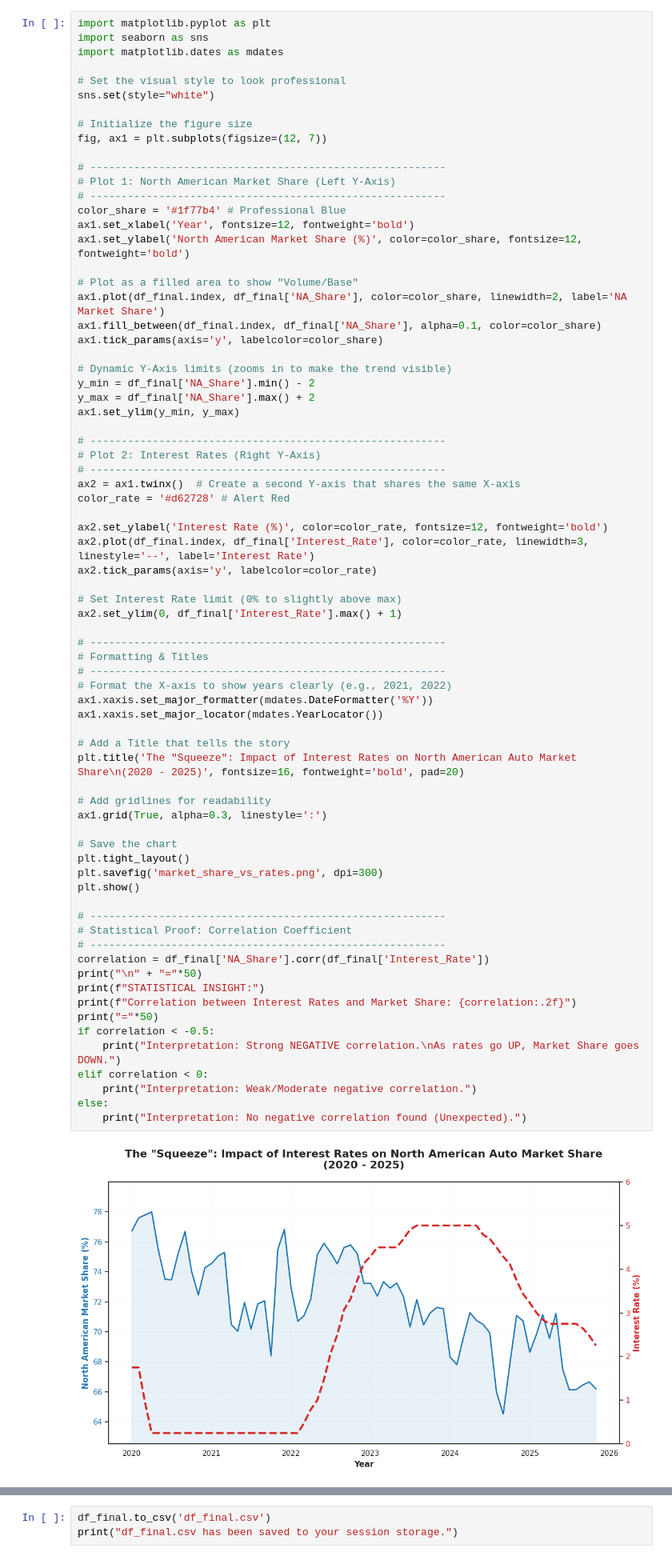
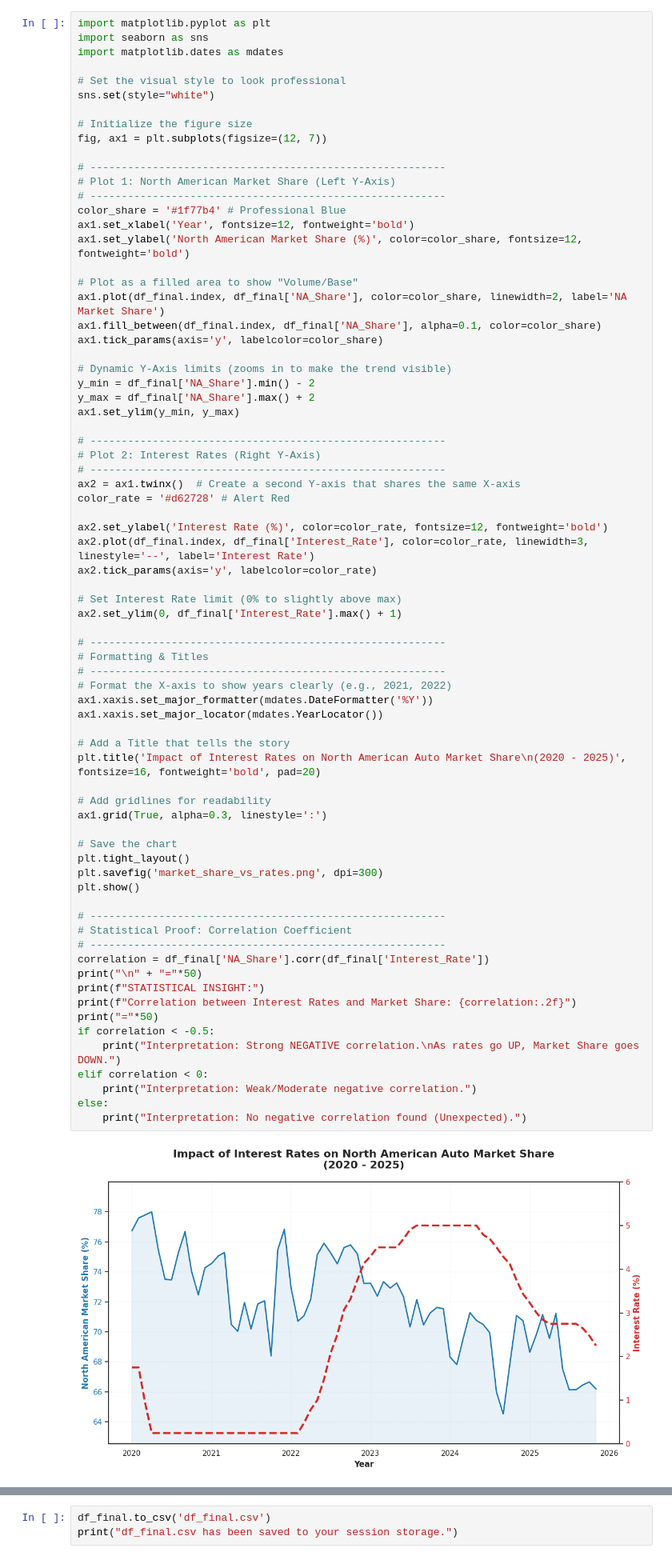
Before and after one commit to sarahgylee/auto-market-economics, a Jupyter notebook: Auto_Market_Economics_Analysis.ipynb, the cells around one changed output, grey strips where cells are left out. Shown at 80% size. Drawn from its saved outputs; the diff is of its cells as text.

```diff
--- a/Auto_Market_Economics_Analysis.ipynb
+++ b/Auto_Market_Economics_Analysis.ipynb
@@ -163,35 +178,35 @@ ax2.set_ylim(0, df_final['Interest_Rate'].max() + 1)
 # ---------------------------------------------------------
 # Format the X-axis to show years clearly (e.g., 2021, 2022)
 ax1.xaxis.set_major_formatter(mdates.DateFormatter('%Y'))
 ax1.xaxis.set_major_locator(mdates.YearLocator())
 
 # Add a Title that tells the story
-plt.title('The "Squeeze": Impact of Interest Rates on North American Auto Market Share\n(2020 - 2025)', fontsize=16, fontweight='bold', pad=20)
+plt.title('Impact of Interest Rates on North American Auto Market Share\n(2020 - 2025)', fontsize=16, fontweight='bold', pad=20)
 
 # Add gridlines for readability
 ax1.grid(True, alpha=0.3, linestyle=':')
 
 # Save the chart
 plt.tight_layout()
 plt.savefig('market_share_vs_rates.png', dpi=300)
 plt.show()
 
 # ---------------------------------------------------------
 # Statistical Proof: Correlation Coefficient
 # ---------------------------------------------------------
 correlation = df_final['NA_Share'].corr(df_final['Interest_Rate'])
 print("\n" + "="*50)
 print(f"STATISTICAL INSIGHT:")
 print(f"Correlation between Interest Rates and Market Share: {correlation:.2f}")
 print("="*50)
 if correlation < -0.5:
     print("Interpretation: Strong NEGATIVE correlation.\nAs rates go UP, Market Share goes DOWN.")
 elif correlation < 0:
     print("Interpretation: Weak/Moderate negative correlation.")
 else:
     print("Interpretation: No negative correlation found (Unexpected).")
 # %% [output]
-[figure, old version]
+[figure, new version]
 ==================================================
 STATISTICAL INSIGHT:
 Correlation between Interest Rates and Market Share: -0.40
```
Also changed, not shown: parts of 2 cells of this notebook.
